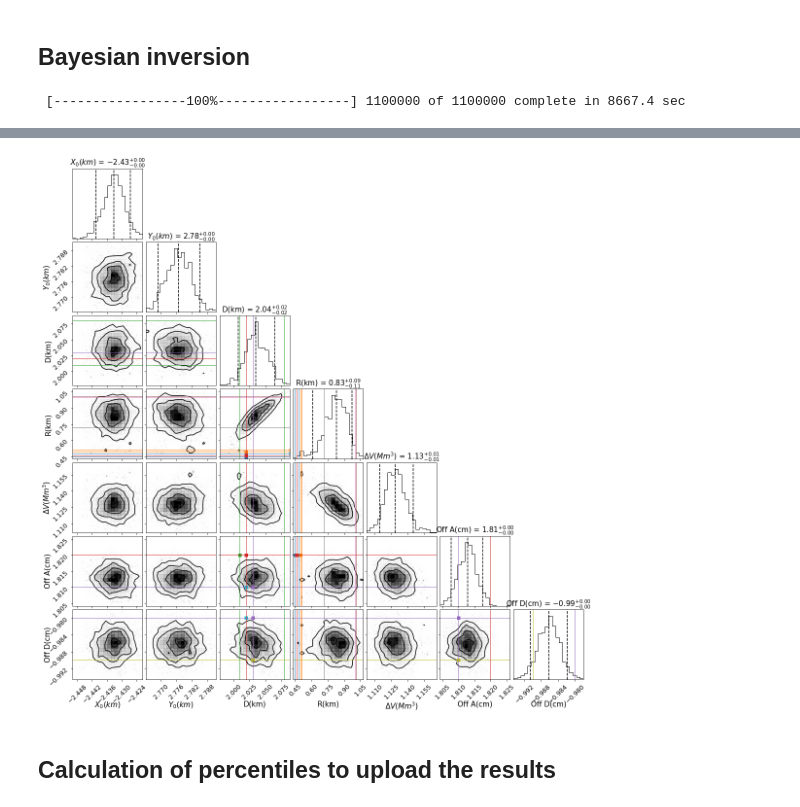
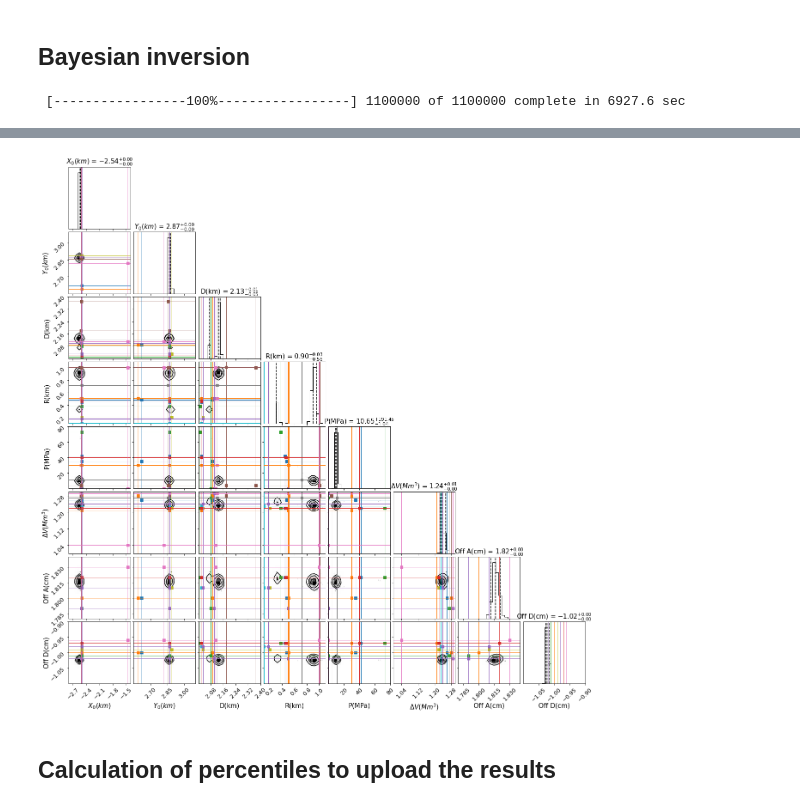
Before and after one commit to uafgeotools/vmod, a Jupyter notebook: dvd_insar_low_off.ipynb, the cells around one changed output, grey strips where cells are left out. Drawn from its saved outputs; the diff is of its cells as text; code cells hidden in the pictures.

```diff
--- a/dvd_insar_low_off.ipynb
+++ b/dvd_insar_low_off.ipynb
@@ -54,7 +60,7 @@ plt.colorbar(label='LOS deformation (m)',orientation='horizontal')
 # %% [markdown]
 ## Reading downsampled data
 # %%
-xsa,ysa,azsa,lksa,losa,elosa,refa=util.read_insar_csv('examples/dvd/insar/asc_high.txt')
+xsa,ysa,azsa,lksa,losa,elosa,refa=util.read_insar_csv('examples/dvd/insar/asc_low.txt')
 
 plt.figure()
 plt.scatter(xsa,ysa,c=losa)
@@ -65,5 +71,5 @@ plt.colorbar(label='LOS deformation (m)',orientation='horizontal')
 # %%
-xsd,ysd,azsd,lksd,losd,elosd,refd=util.read_insar_csv('examples/dvd/insar/des_high.txt')
+xsd,ysd,azsd,lksd,losd,elosd,refd=util.read_insar_csv('examples/dvd/insar/des_low.txt')
 
 plt.figure()
 plt.scatter(xsd,ysd,c=losd)
@@ -186,7 +193,7 @@ plt.colorbar(orientation='horizontal')
 # %%
 trace,MDL=inv.mcmc('insar_low')
 # %% [output]
- [-----------------100%-----------------] 1100000 of 1100000 complete in 8667.4 sec
+ [-----------------100%-----------------] 1100000 of 1100000 complete in 6927.6 sec
 # %%
 %matplotlib inline
 import matplotlib.pyplot as plt
@@ -197,38 +204,48 @@ for i,tr in enumerate(trace):
     data.append(tr[:])
     labels.append(parnames[i])
 data=np.vstack(data)
+newdata=np.zeros((data.shape[0]+1,data.shape[1]))
+newdata[:,:]=np.nan
+newdata[0:4,:]=np.copy(data[0:4,:])
+newdata[4,:]=np.copy(data[4,:]*2e10/(np.pi*data[3,:]**3))
+newdata[5::,:]=np.copy(data[4::,:])
+
+data=np.copy(newdata)
 data[0,:]=data[0,:]/1e3
 data[1,:]=data[1,:]/1e3
 data[2,:]=data[2,:]/1e3
 data[3,:]=data[3,:]/1e3
 data[4,:]=data[4,:]/1e6
-data[5,:]=data[5,:]*1e2
+data[5,:]=data[5,:]/1e6
 data[6,:]=data[6,:]*1e2
-labels=[r'$X_{0} (km)$',r'$Y_{0} (km)$','D(km)','R(km)','$\Delta{V} (Mm^{3})$','Off A(cm)','Off D(cm)']
+data[7,:]=data[7,:]*1e2
+labels=[r'$X_{0} (km)$',r'$Y_{0} (km)$','D(km)','R(km)','P(MPa)','$\Delta{V} (Mm^{3})$','Off A(cm)','Off D(cm)']
 
-trus1=[-2.50,2.62,2.09,0.48,1.26,1.80,-1.00]
-trus2=[-2.50,2.59,2.09,0.51,1.28,1.80,-1.00]
-trus3=[-2.50,2.87,2.08,0,1.27,1.79,-1.01]
-trus4=[-2.52,2.87,2.11,0,1.29,0,0]
-trus5=[-2.51,2.87,2.10,0.5,1.29,1.79,-1.02]
-trus6=[-2.52,2.87,2.18,1.01,1.28,0,0]
-trus7=[-2.52,2.87,2.12,0.50,1.29,0,0]
-trus8=[-2.50,2.86,2.12,0.72,1.27,0,0]
-trus9=[-2.50,2.89,2.03,0.20,1.22,1.81,-0.99]
-trus10=[-2.50,2.87,2.02,0.11,1.23,1.81,-0.98]
-trus11=[-2.50,2.87,2.02,0.45,1.22,1.82,-0.97]
-trus12=[-2.50,2.87,2.02,0.50,1.21,1.82,-0.97]
-trus13=[-2.50,2.87,2.01,0.38,1.22,1.82,-0.97]
-trus14=[-2.50,2.87,2.02,0.46,1.22,1.82,-0.97]
-trus15=[-2.50,2.87,2.03,0.18,1.24,1.81,-0.98]
-trus16=[-2.51,2.86,2.37,1.00,0,0,0]
-trus17=[-1.46,2.82,2.11,1.00,1.04,1.83,-0.96]
+trus1=[-2.50,2.62,2.09,0.48,35,1.26,1.80,-1.00]
+trus2=[-2.50,2.59,2.09,0.51,30,1.28,1.80,-1.00]
+trus3=[-2.50,2.87,2.08,0,0,1.27,1.79,-1.01]
+trus4=[-2.52,2.87,2.11,0,0,1.29,0,0]
+trus5=[-2.51,2.87,2.10,0.5,0,1.29,1.79,-1.02]
+trus6=[-2.52,2.87,2.18,1.01,4,1.28,0,0]
+trus7=[-2.52,2.87,2.12,0.50,30,1.29,0,0]
+trus8=[-2.50,2.86,2.12,0.72,11,1.27,0,0]
+trus9=[-2.50,2.89,2.03,0.20,484,1.22,1.81,-0.99]
+trus10=[-2.50,2.87,2.02,0.11,3340,1.23,1.81,-0.98]
+trus11=[-2.50,2.87,2.02,0.45,42,1.22,1.82,-0.97]
+trus12=[-2.50,2.87,2.02,0.50,30,1.21,1.82,-0.97]
+trus13=[-2.50,2.87,2.01,0.38,73,1.22,1.82,-0.97]
+trus14=[-2.50,2.87,2.02,0.46,40,1.22,1.82,-0.97]
+trus15=[-2.50,2.87,2.03,0.18,710,1.24,1.81,-0.98]
+trus16=[-2.51,2.86,2.37,1.00,4,0,0,0]
+trus17=[-1.46,2.82,2.11,1.00,0,1.04,1.83,-0.96]
 
 trus=[trus1,trus2,trus3,trus4,trus5,trus6,trus7,trus8,trus9,trus10,trus11,trus12,trus13,trus14,trus15,trus16,trus17]
 
+ranges=[(-2.8,-1.40),(2.55,3.1),(2.0,2.4),(0.1,1.1),(0,80),(1.0,1.3),(1.78,1.84),(-1.1,-0.9)]
+
 plt.rcParams.update({'font.size': 13})
 figure = corner.corner(data.T, labels=labels,
-                       quantiles=[0.05, 0.5, 0.95],smooth=0.7,
+                       quantiles=[0.05, 0.5, 0.95],smooth=0.7,range=ranges,
                        show_titles=True, label_kwargs={"fontsize": 15}, title_kwargs={"fontsize": 15})
 
 for i,tru in enumerate(trus):
@@ -240,4 +267,4 @@ plt.savefig('histograms')
-[figure, old version]
+[figure, new version]
 # %% [markdown]
 ## Calculation of percentiles to upload the results
 # %%
```
Also changed, not shown: parts of 9 cells of this notebook, 2 other files.
